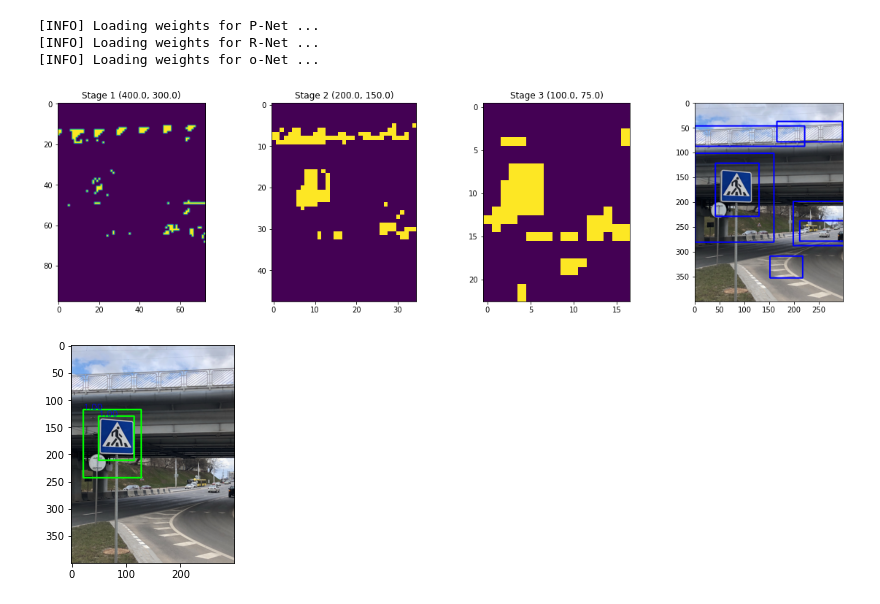
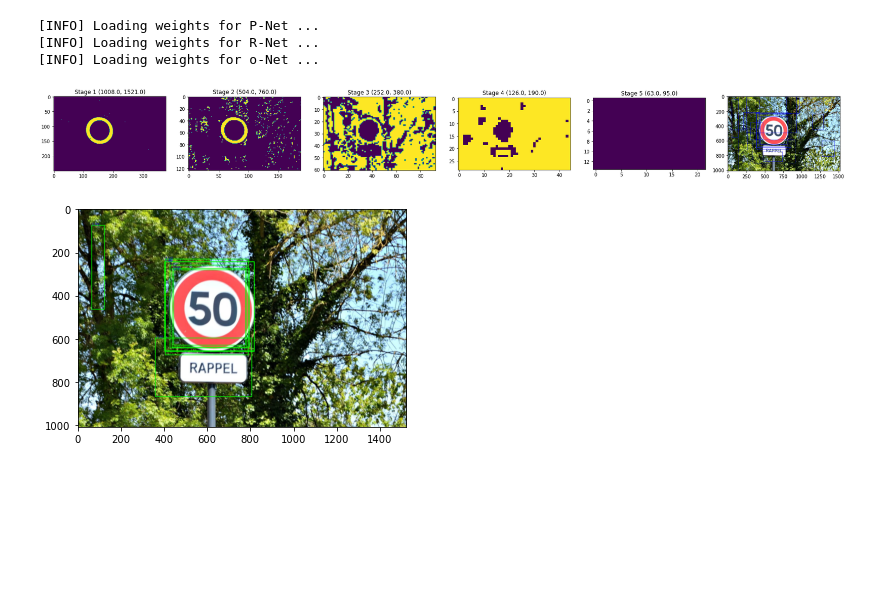
Before and after one commit to hieubkvn123/face_recognition, a Jupyter notebook: mtcnn_impl/PNet_RNet_Combined_training.ipynb, the cells around one changed output. Drawn from its saved outputs; the diff is of its cells as text; code cells hidden in the pictures; blank space fills up the shorter version.

Commit message:
Modified Training notebook

```diff
--- a/mtcnn_impl/PNet_RNet_Combined_training.ipynb
+++ b/mtcnn_impl/PNet_RNet_Combined_training.ipynb
@@ -473,6 +495,24 @@ onet.compile(optimizer=Adam(lr=0.00001, amsgrad=True),
             metrics={'probability':'accuracy'})
 
 history = onet.fit(train_images, y, epochs=epochs, validation_split=0.2, batch_size=batch_size, callbacks=onet_callbacks)
+print('[INFO] Training halted, plotting training history ... ')
+
+history = history.history
+fig, ax = plt.subplots(1, 2, figsize=(20, 8))
+ax[0].plot(history['probability_loss'], color='orange', label='Training')
+ax[0].plot(history['val_probability_loss'], color='blue', label='Validation')
+""
+ax[1].plot(history['bbox_regression_loss'], color='orange', label='Training')
+ax[1].plot(history['val_bbox_regression_loss'], color='blue', label='Validation')
+
+ax[0].legend()
+ax[0].set_title('Classification losses')
+
+ax[1].legend()
+ax[1].set_title('BBox regression losses')
+
+plt.savefig('ONet_training_result.png')
+plt.show()
 # %% [output]
 [INFO] From images to ground truth ...
 [INFO] Converting to raw dataset ...
@@ -573,13 +614,22 @@ def __nms(boxes, s, threshold, method):
 # %%
 # raw_img = cv2.imread(os.path.join(train_dir, 'road155.png'))
 # raw_img = cv2.imread(os.path.join(train_dir, 'road198.png'))
-# raw_img = cv2.imread(os.path.join(train_dir, 'road202.png'))
+# raw_img = cv2.imread(os.path.join(train_dir, 'road202.png')) # --> True but quite abit of overlapping boxes
 # raw_img = cv2.imread(os.path.join(train_dir, 'road215.png'))
-# raw_img = cv2.imread(os.path.join(train_dir, 'road797.png'))
-# raw_img = cv2.imread(os.path.join(train_dir, 'road655.png'))
-# raw_img = cv2.imread(os.path.join(train_dir, 'road420.png'))
-# raw_img = cv2.imread(os.path.join(train_dir, 'road123.png'))
-raw_img = cv2.imread(os.path.join(train_dir, 'road178.png'))
+# raw_img = cv2.imread(os.path.join(train_dir, 'road797.png')) # --> True
+# raw_img = cv2.imread(os.path.join(train_dir, 'road655.png')) # --> True
+# raw_img = cv2.imread(os.path.join(train_dir, 'road420.png')) # --> True
+# raw_img = cv2.imread(os.path.join(train_dir, 'road123.png')) # --> True
+# raw_img = cv2.imread(os.path.join(train_dir, 'road109.png')) # --> True
+# raw_img = cv2.imread(os.path.join(train_dir, 'road108.png')) # --> False, target too small
+# raw_img = cv2.imread(os.path.join(train_dir, 'road99.png')) # --> Very true
+# raw_img = cv2.imread(os.path.join(train_dir, 'road90.png')) # --> True
+# raw_img = cv2.imread(os.path.join(train_dir, 'road282.png')) # --> False, too blurry
+# raw_img = cv2.imread(os.path.join(train_dir, 'road282.png')) # --> False, too blurry
+# raw_img = cv2.imread(os.path.join(train_dir, 'road147.png')) # --> True
+# raw_img = cv2.imread(os.path.join(train_dir, 'road585.png'))
+# raw_img = cv2.imread(os.path.join(train_dir, 'road595.png'))
+raw_img = cv2.imread('test/test3.jpg')
 raw_img = cv2.cvtColor(raw_img, cv2.COLOR_BGR2RGB)
 
 def get_bboxes_pnet(raw_img, threshold=0.5, nms_threshold=0.5,
@@ -641,34 +691,34 @@ def get_bboxes_pnet(raw_img, threshold=0.5, nms_threshold=0.5,
             if(w * h < (W * H)/64): continue
             boxes.append([x,y,w,h])
 
     ### Performing nms ###
     final_boxes = []
     pick = __nms(np.array(boxes), np.ones((len(boxes))), nms_threshold, 'Min')
     for i in range(len(boxes)):
         final_boxes.append(boxes[i])
 
     crops = []
     if(visualize):
         fig, ax = plt.subplots(1, len(conf_maps_viz) + 1, figsize=(5*(len(conf_maps_viz) + 1), 5))
         for i in range(len(conf_maps_viz)):
             current_size = (H // (scale_factor ** i),W // (scale_factor**i))
             ax[i].imshow(conf_maps_viz[i])
             ax[i].set_title(f'Stage {i+1} {current_size}')
 
     raw_img_copy = raw_img.copy()
     for (x, y, w, h) in final_boxes:
         cv2.rectangle(raw_img_copy, (x,y), (x+w, y+h), (0,0,255),2)
         crops.append([(x,y,w,h), raw_img[y:y+h, x:x+w]])
 
     if(visualize):
         plt.imshow(raw_img_copy)
         plt.show()
 
     return final_boxes, crops
 
 boxes, crops = get_bboxes_pnet(raw_img, visualize=True)
 # %% [output]
-[figure, old version]
+[figure, new version]
 # %%
 raw_img_copy = raw_img.copy()
 for i in crops:
@@ -687,7 +737,7 @@ for i in crops:
     bbox = prediction[1][0][0][0]
     if(confidence < 0.8 or label == 0):continue
 
-    x_,y_,w,h = (bbox * np.array([W, H, W, H])).astype('uint8')
+    x_,y_,w,h = (bbox * np.array([W, H, W, H])).astype('int')
     x+=x_
     y+=y_
 
@@ -697,4 +747,4 @@ for i in crops:
 plt.imshow(raw_img_copy)
 plt.show()
 # %% [output]
-[figure, old version]
+[figure, new version]
```
Also changed, not shown: parts of 5 cells of this notebook, 15 other files.
